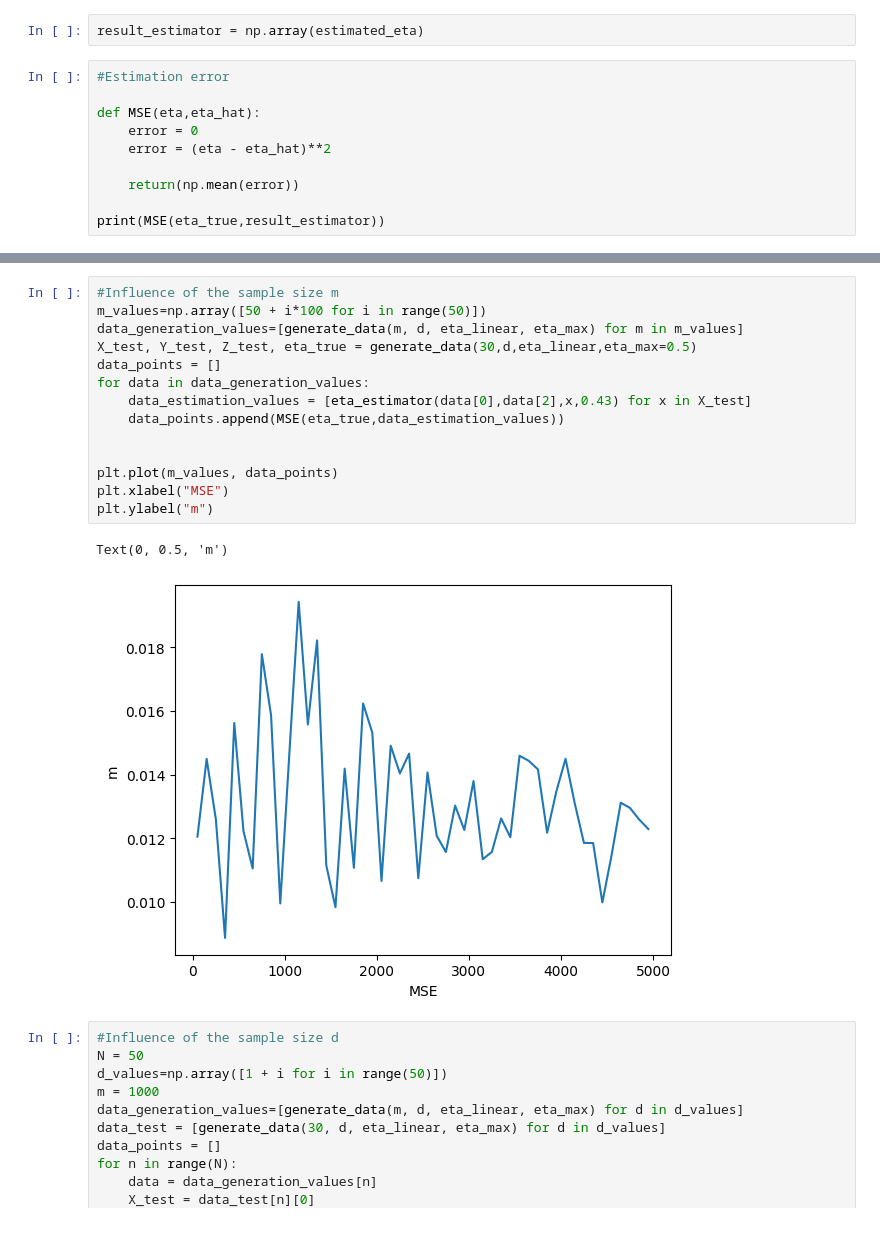
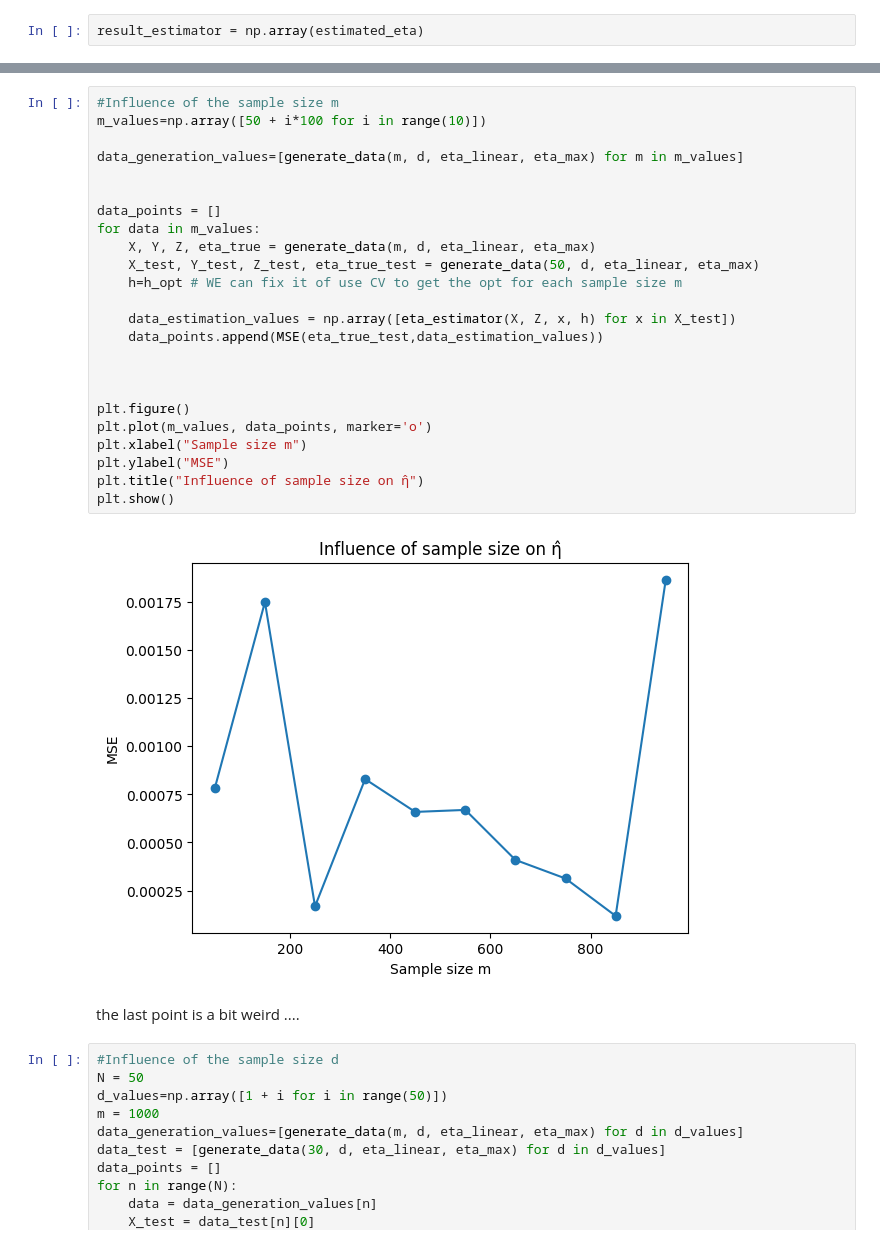
Before and after one commit to RaniaZougari/SL_Project, a Jupyter notebook: Simulation.ipynb, the cells around one changed output, grey strips where cells are left out. Saved outputs shown, nothing was run; the diff lists cells and outputs as text.

Commit message:
stopped till influence of size m , weird ending point

```diff
--- a/Simulation.ipynb
+++ b/Simulation.ipynb
@@ -207,13 +212,3 @@ Real value of eta : [0.20187291 0.19951661 0.30500073 0.19992739 0.20351196 0.28
 ## 3. Illustrate empirically its performance (estimation error, influence of the sample size m, the dimension d, and the noise level).
 # %%
 result_estimator = np.array(estimated_eta)
-# %%
-#Estimation error
-
-def MSE(eta,eta_hat):
-    error = 0
-    error = (eta - eta_hat)**2
-
-    return(np.mean(error))
-
-print(MSE(eta_true,result_estimator))
@@ -222,20 +246,31 @@ print(MSE(eta_true,result_estimator))
 # %%
 #Influence of the sample size m
-m_values=np.array([50 + i*100 for i in range(50)])
+m_values=np.array([50 + i*100 for i in range(10)])
+
 data_generation_values=[generate_data(m, d, eta_linear, eta_max) for m in m_values]
-X_test, Y_test, Z_test, eta_true = generate_data(30,d,eta_linear,eta_max=0.5)
-data_points = []
-for data in data_generation_values:
-    data_estimation_values = [eta_estimator(data[0],data[2],x,0.43) for x in X_test]
-    data_points.append(MSE(eta_true,data_estimation_values))
 
 
-plt.plot(m_values, data_points)
-plt.xlabel("MSE")
-plt.ylabel("m")
+data_points = []
+for data in m_values:
+    X, Y, Z, eta_true = generate_data(m, d, eta_linear, eta_max)
+    X_test, Y_test, Z_test, eta_true_test = generate_data(50, d, eta_linear, eta_max)
+    h=h_opt # WE can fix it of use CV to get the opt for each sample size m
+
+    data_estimation_values = np.array([eta_estimator(X, Z, x, h) for x in X_test])
+    data_points.append(MSE(eta_true_test,data_estimation_values))
+
+
+
+plt.figure()
+plt.plot(m_values, data_points, marker='o')
+plt.xlabel("Sample size m")
+plt.ylabel("MSE")
+plt.title("Influence of sample size on η̂")
+plt.show()
 # %% [output]
-Text(0, 0.5, 'm')
-[figure, old version]
+[figure, new version]
+# %% [markdown]
+the last point is a bit weird ....
 # %%
 #Influence of the sample size d
 N = 50
```
Also changed, not shown: parts of 6 cells of this notebook.
